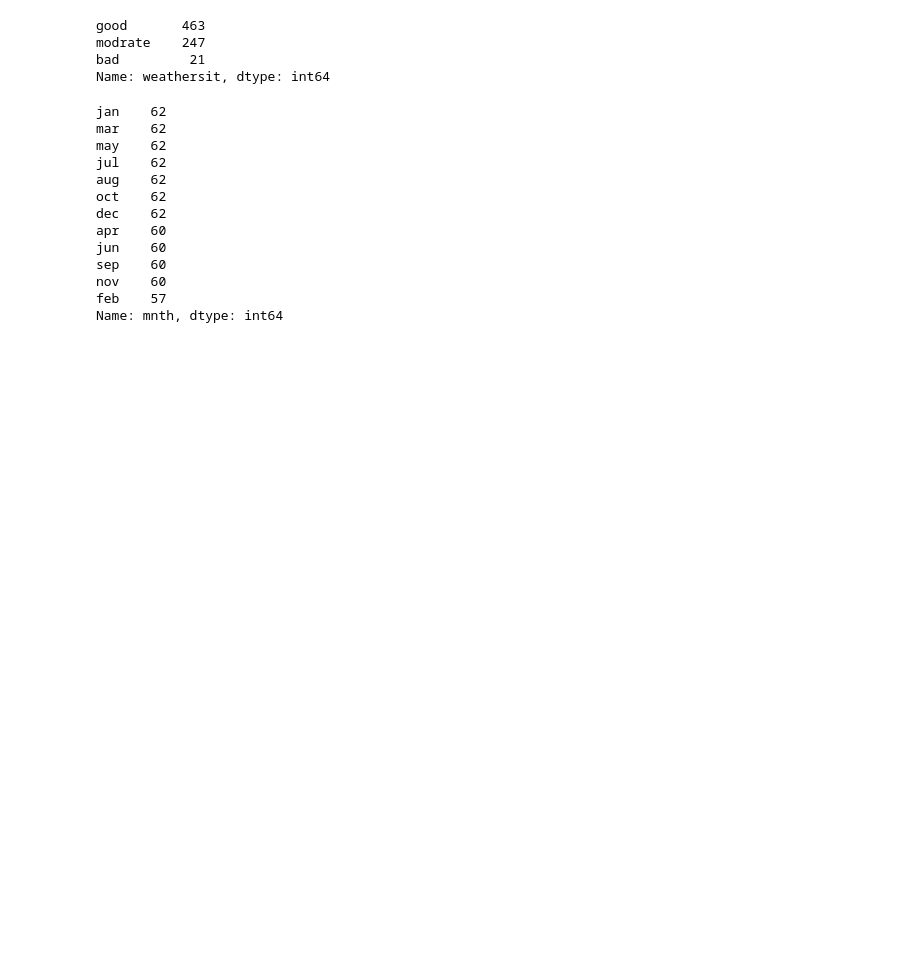
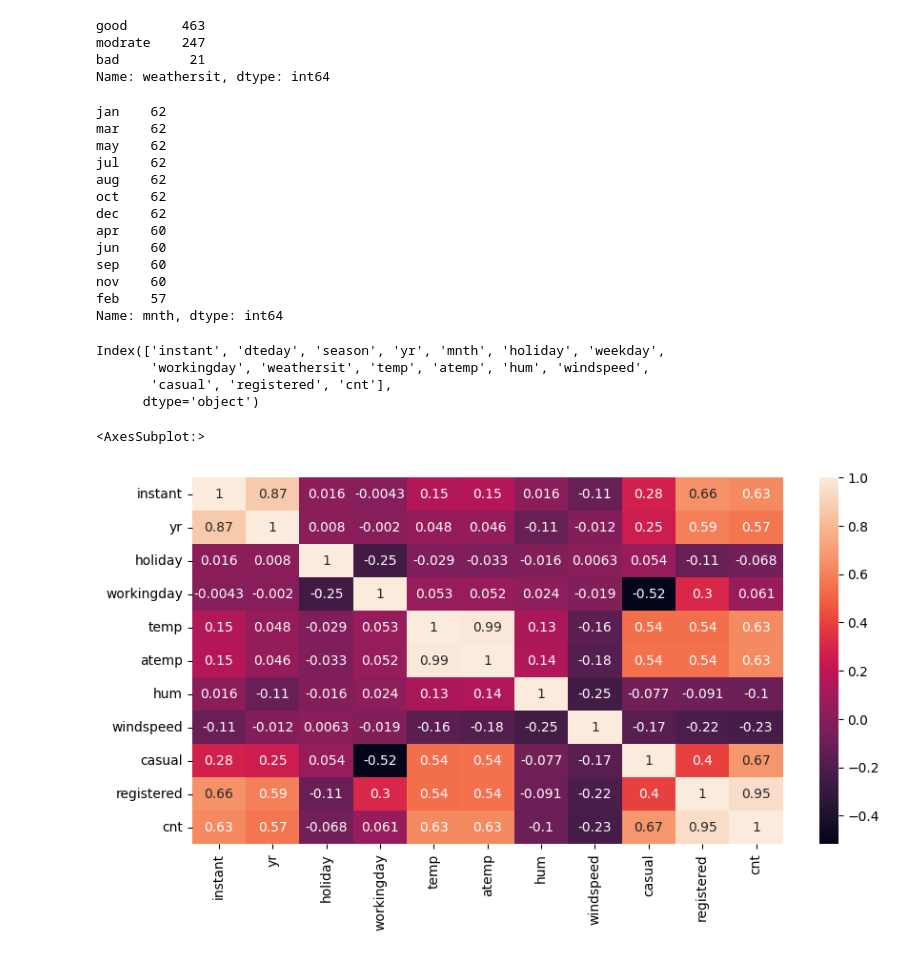
Before and after one commit to tufailahmed023/Bike-sharing, a Jupyter notebook: Notebook/Bike_Sharing.ipynb, the cells around one changed output. Drawn from its saved outputs; the diff is of its cells as text; code cells hidden in the pictures; blank space fills up the shorter version.

```diff
--- a/Notebook/Bike_Sharing.ipynb
+++ b/Notebook/Bike_Sharing.ipynb
@@ -201,2 +203,19 @@ Name: mnth, dtype: int64
+# %%
+df["weekday"].replace({0: 'sun',1: 'mon',2: 'tue',3: 'wed',4: 'thu',5: 'fri',6: 'sat'},inplace = True)
 # %%
 #Replacing all the values is done now we start the EDA
+# %%
+df.columns
+# %% [output]
+Index(['instant', 'dteday', 'season', 'yr', 'mnth', 'holiday', 'weekday',
+       'workingday', 'weathersit', 'temp', 'atemp', 'hum', 'windspeed',
+       'casual', 'registered', 'cnt'],
+      dtype='object')
+# %%
+#Checking for correletion
+cm = df.corr()
+plt.figure(figsize=(10,5))
+sns.heatmap(cm , annot= True)
+# %% [output]
+<AxesSubplot:>
+[figure, added]
```
Also changed, not shown: parts of 27 cells of this notebook.
